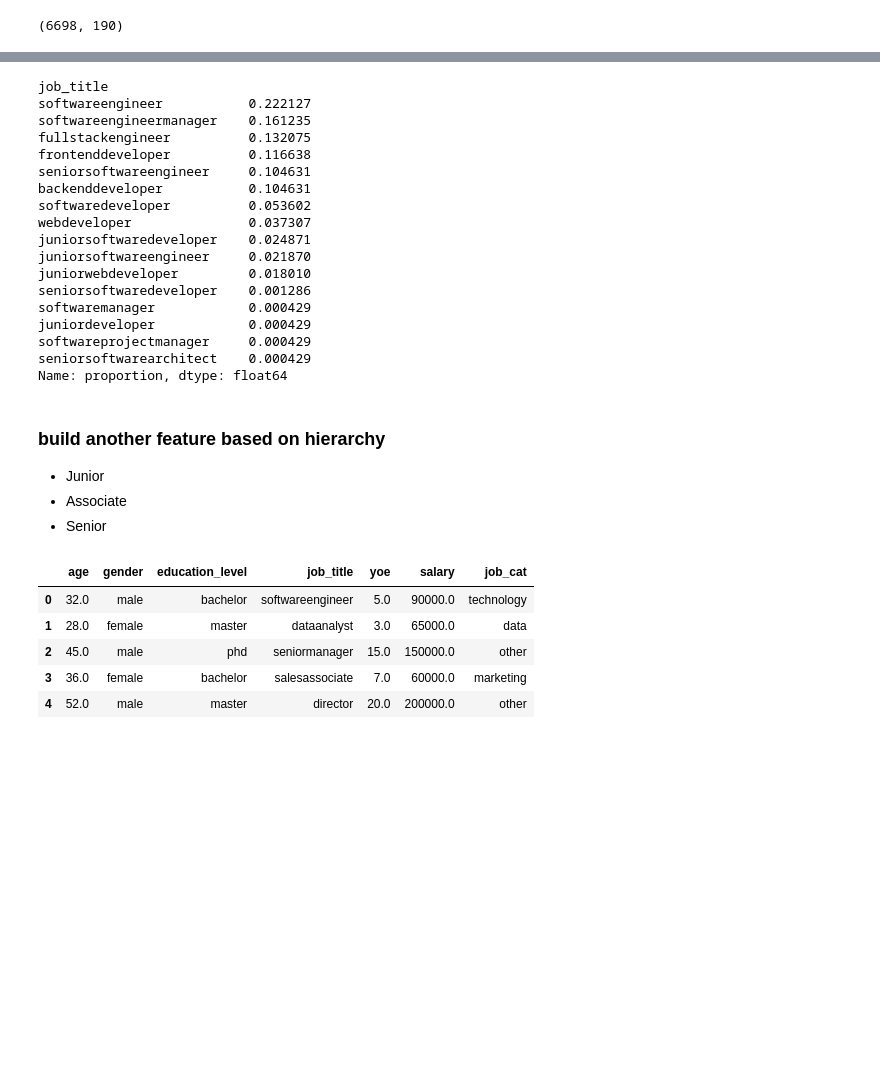
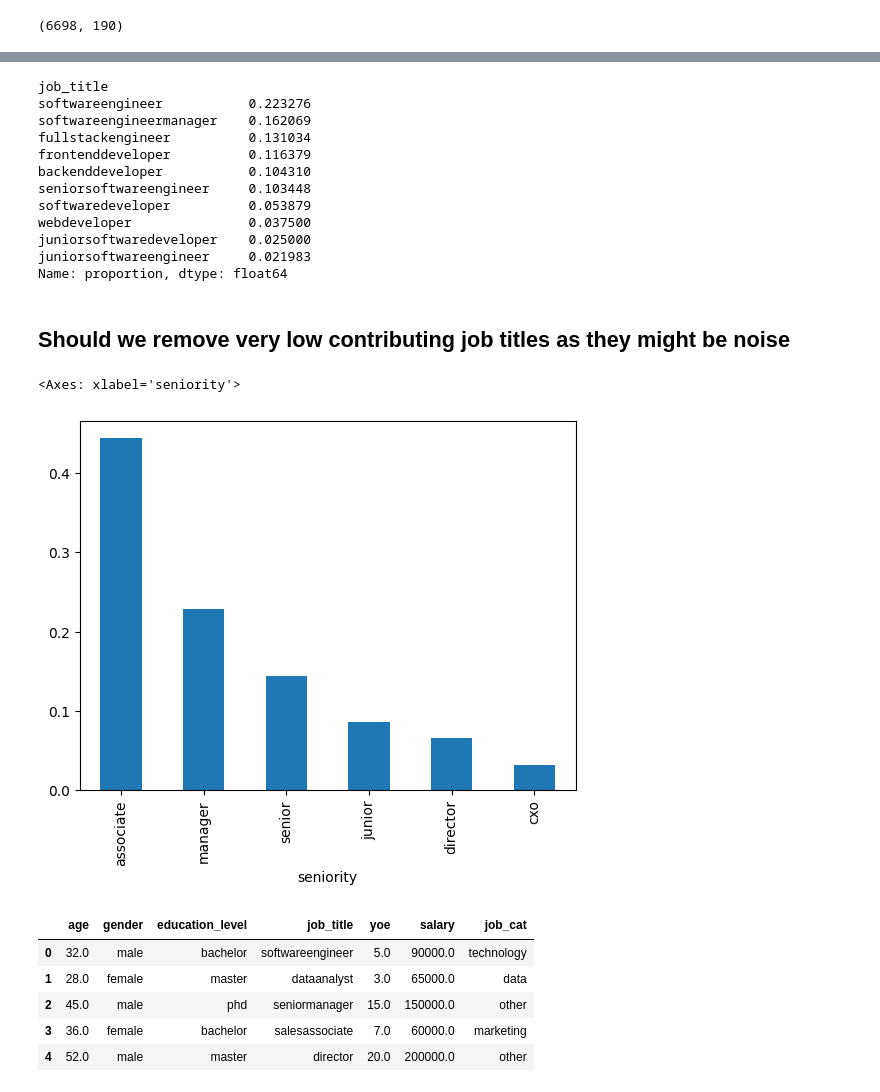
Before and after one commit to sid-146/ml-algo, a Jupyter notebook: salary_pred.ipynb, the cells around one changed output, grey strips where cells are left out. Drawn from its saved outputs; the diff is of its cells as text; code cells hidden in the pictures; blank space fills up the shorter version.

```diff
--- a/salary_pred.ipynb
+++ b/salary_pred.ipynb
@@ -142,26 +167,50 @@ df.job_cat.value_counts(normalize=True).plot(kind='bar')
 # %%
-df[df['job_cat'] == 'technology']['job_title'].value_counts(normalize=True)
+df[df["job_cat"] == "technology"]["job_title"].value_counts(normalize=True).head(10)
 # %% [output]
 job_title
-softwareengineer           0.222127
-softwareengineermanager    0.161235
-fullstackengineer          0.132075
-frontenddeveloper          0.116638
-seniorsoftwareengineer     0.104631
-backenddeveloper           0.104631
-softwaredeveloper          0.053602
-webdeveloper               0.037307
-juniorsoftwaredeveloper    0.024871
-juniorsoftwareengineer     0.021870
-juniorwebdeveloper         0.018010
-seniorsoftwaredeveloper    0.001286
-softwaremanager            0.000429
-juniordeveloper            0.000429
-softwareprojectmanager     0.000429
-seniorsoftwarearchitect    0.000429
+softwareengineer           0.223276
+softwareengineermanager    0.162069
+fullstackengineer          0.131034
+frontenddeveloper          0.116379
+backenddeveloper           0.104310
+seniorsoftwareengineer     0.103448
+softwaredeveloper          0.053879
+webdeveloper               0.037500
+juniorsoftwaredeveloper    0.025000
+juniorsoftwareengineer     0.021983
 Name: proportion, dtype: float64
-# %% [markdown]
-### build another feature based on hierarchy
-- Junior
-- Associate
-- Senior
+# %%
+def seniority_cat(title: str):
+    if "senior" in title.lower():
+        return "senior"
+    elif "junior" in title.lower():
+        return "junior"
+    elif "lead" in title.lower():
+        return "lead"
+    elif "manager" in title.lower():
+        return "manager"
+    elif (
+        "director" in title.lower()
+        or "vp" in title.lower()
+        or "vicepresident" in title.lower()
+    ):
+        return "director"
+    elif (
+        "cheif" in title.lower()
+        or "ceo" in title.lower()
+        or "cfo" in title.lower()
+        or "coo" in title.lower()
+    ):
+        return "cxo"
+    else:
+        return "associate"
+
+
+df["seniority"] = df.job_title.apply(seniority_cat)
+# %% [markdown]
+## Should we remove very low contributing job titles as they might be noise
+# %%
+df.seniority.value_counts(normalize=True).plot(kind="bar")
+# %% [output]
+<Axes: xlabel='seniority'>
+[figure, added]
```
Also changed, not shown: parts of 14 cells of this notebook.
